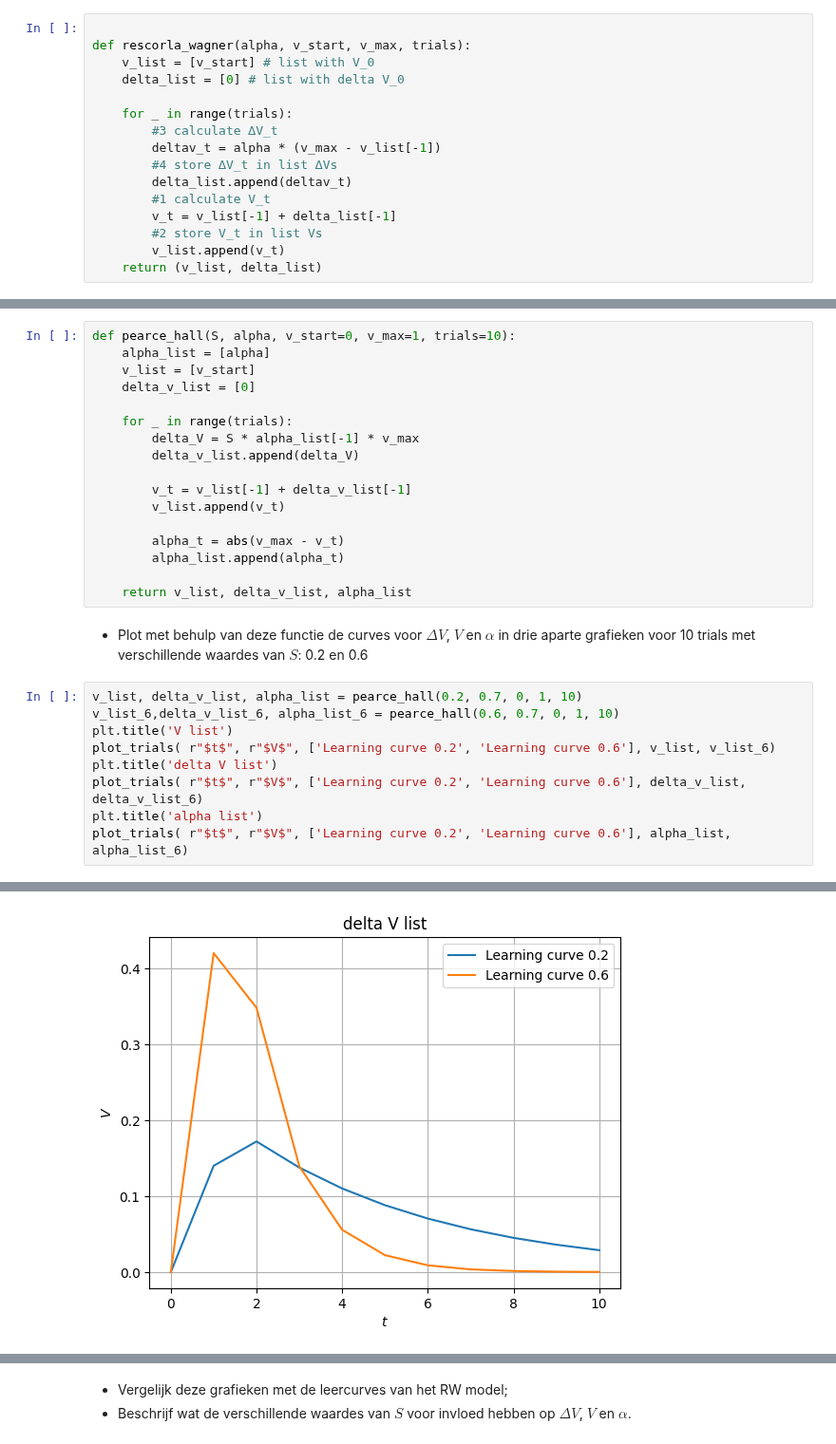
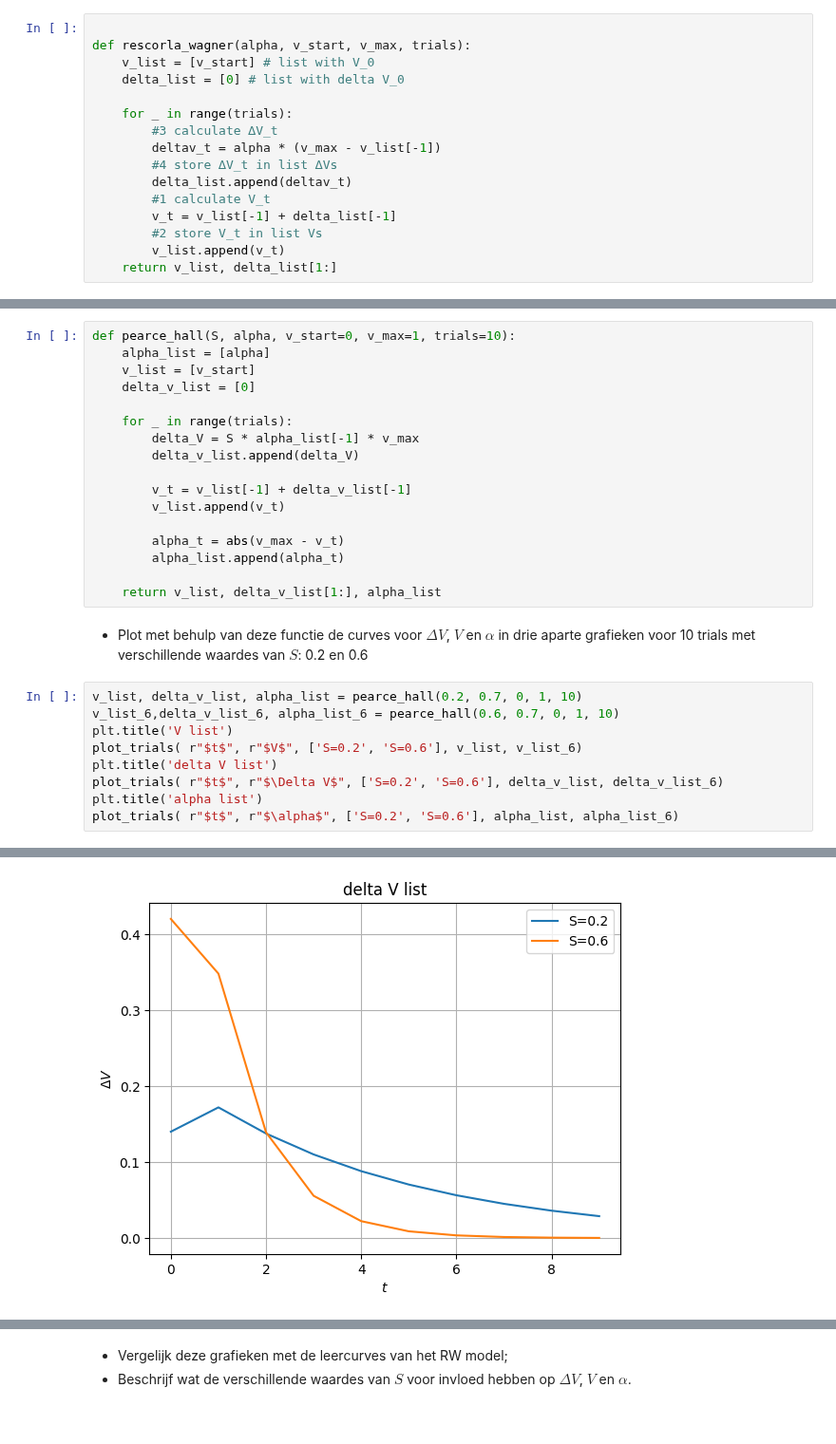
Before and after one commit to YorbenKoolhaas/cogmod, a Jupyter notebook: hw1/Assignment_1.ipynb, the cells around one changed output, grey strips where cells are left out. Shown at 95% size. Cells and saved outputs as stored; diff of their text form.

```diff
--- a/hw1/Assignment_1.ipynb
+++ b/hw1/Assignment_1.ipynb
@@ -96,7 +96,7 @@ def rescorla_wagner(alpha, v_start, v_max, trials):
         v_t = v_list[-1] + delta_list[-1]
         #2 store V_t in list Vs
         v_list.append(v_t)
-    return (v_list, delta_list)
+    return v_list, delta_list[1:]
 # %% [markdown]
 ### Q1.c (3 punten)
 
@@ -497,16 +496,16 @@ def pearce_hall(S, alpha, v_start=0, v_max=1, trials=10):
         alpha_t = abs(v_max - v_t)
         alpha_list.append(alpha_t)
 
-    return v_list, delta_v_list, alpha_list
+    return v_list, delta_v_list[1:], alpha_list
 # %% [markdown]
 * Plot met behulp van deze functie de curves voor $\Delta V$, $V$ en $\alpha$ in drie aparte grafieken voor 10 trials met verschillende waardes van $S$: 0.2 en 0.6
 # %%
 v_list, delta_v_list, alpha_list = pearce_hall(0.2, 0.7, 0, 1, 10)
 v_list_6,delta_v_list_6, alpha_list_6 = pearce_hall(0.6, 0.7, 0, 1, 10)
 plt.title('V list')
-plot_trials( r"$t$", r"$V$", ['Learning curve 0.2', 'Learning curve 0.6'], v_list, v_list_6)
+plot_trials( r"$t$", r"$V$", ['S=0.2', 'S=0.6'], v_list, v_list_6)
 plt.title('delta V list')
-plot_trials( r"$t$", r"$V$", ['Learning curve 0.2', 'Learning curve 0.6'], delta_v_list, delta_v_list_6)
+plot_trials( r"$t$", r"$\Delta V$", ['S=0.2', 'S=0.6'], delta_v_list, delta_v_list_6)
 plt.title('alpha list')
-plot_trials( r"$t$", r"$V$", ['Learning curve 0.2', 'Learning curve 0.6'], alpha_list, alpha_list_6)
+plot_trials( r"$t$", r"$\alpha$", ['S=0.2', 'S=0.6'], alpha_list, alpha_list_6)
 # %% [output]
@@ -514 +513 @@ plot_trials( r"$t$", r"$V$", ['Learning curve 0.2', 'Learning curve 0.6'], alpha
-[figure, old version]
+[figure, new version]
```
Also changed, not shown: parts of 21 cells of this notebook.
